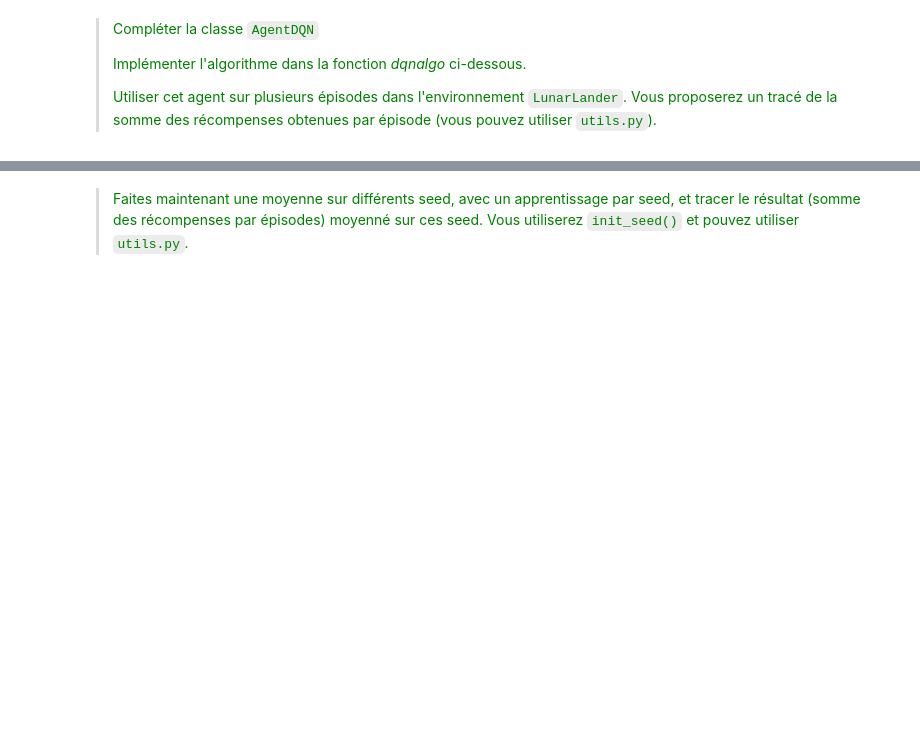
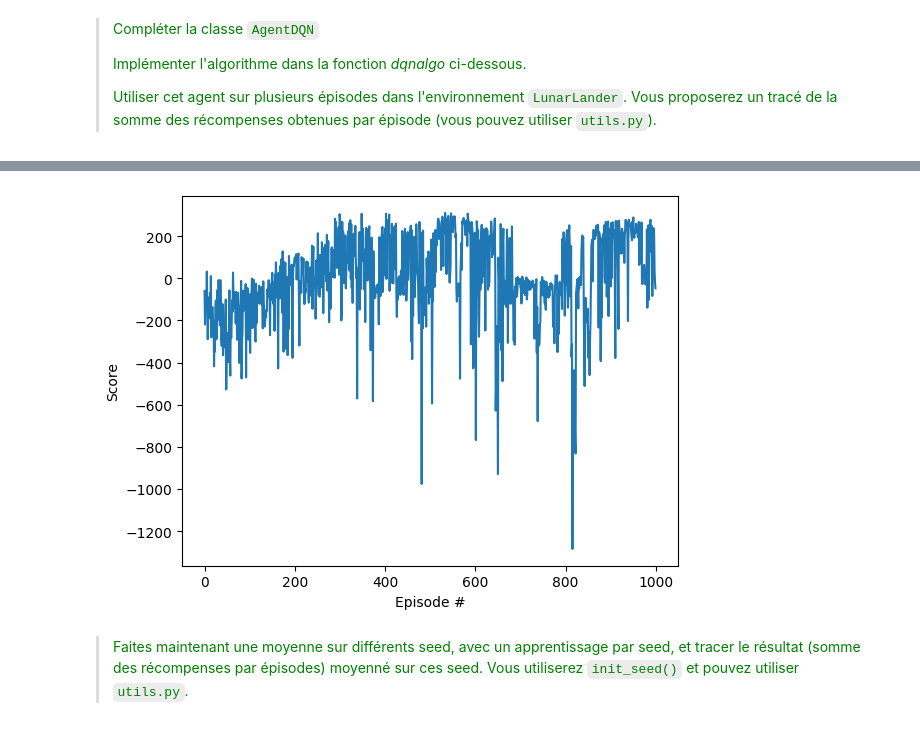
Before and after one commit to SalimChabchoub/Lunar-lander, a Jupyter notebook: TPDQN.ipynb, the cells around one changed output, grey strips where cells are left out. Saved outputs shown, nothing was run; the diff lists cells and outputs as text; code cells hidden in the pictures; blank space fills up the shorter version.

Commit message:
Partie5-Closed

```diff
--- a/TPDQN.ipynb
+++ b/TPDQN.ipynb
@@ -273,7 +257,7 @@ import numpy as np
 # %%
 #TODO
 T = 1000
-LEARNSTEP = 64
+LEARNSTEP = 4
 eps_start = 1.0
 eps_end = 0.01
 eps_decay = 0.995
@@ -299,17 +283,19 @@ def dqnalgo(agent,env,nb_episodes,eps_start,eps_end,eps_decay):
             next_state, reward, terminated, truncated, info = env.step(action)
 
             agent.phase_echantillonage(state, action, reward, next_state, terminated)
-            if t%LEARNSTEP == 0:
+            if t%LEARNSTEP == 0 and t>64:
                 agent.phase_apprentissage()
-
             state = next_state
             total_reward += reward
             done = terminated
+            if terminated or truncated:
+                break
 
         scores.append(total_reward)
         episodes_list.append(episode)
         if (episode+1) % 100 == 0:
             print(f"Episode {episode+1}, Total Reward: {total_reward}, Epsilon: {epsilon:.3f}")
-
+            #env.render()
+    env.close()
     return scores, epsilons, episodes_list
 # %%
@@ -326,2 +320,6 @@ RuntimeError: Numpy is not available
+# %%
+utils.plot_sumrwdperepi(scores)
+# %% [output]
+[figure, added]
 # %% [markdown]
 > <span style="color:green">Faites maintenant une moyenne sur différents seed, avec un apprentissage par seed, et tracer le résultat (somme des récompenses par épisodes) moyenné sur ces seed. Vous utiliserez `init_seed()` et pouvez utiliser `utils.py`.</span> </span>
```
Also changed, not shown: parts of 9 cells of this notebook.
